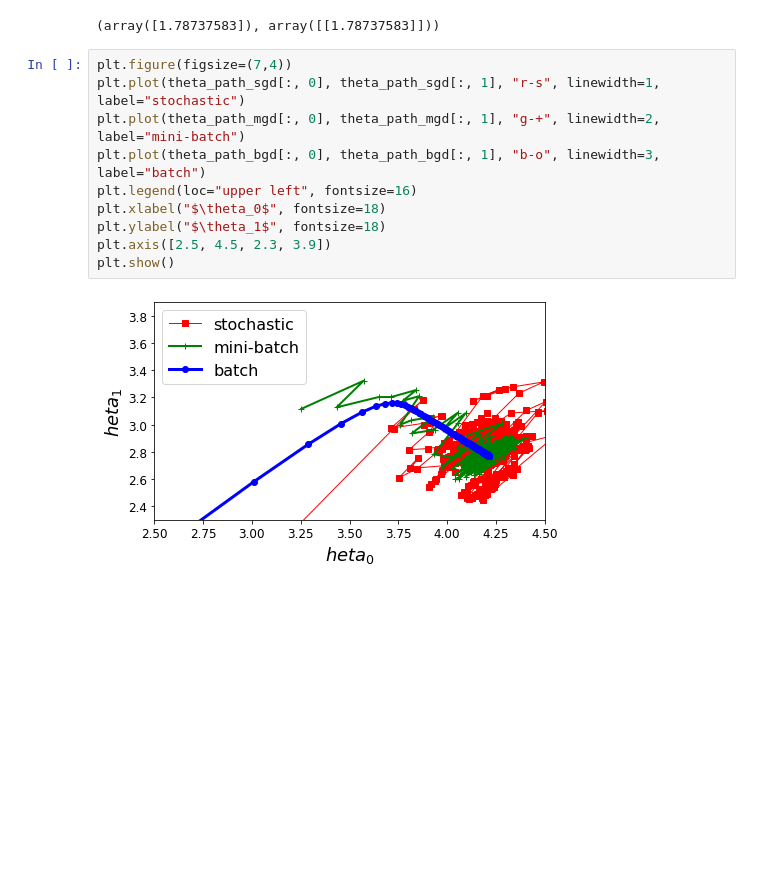
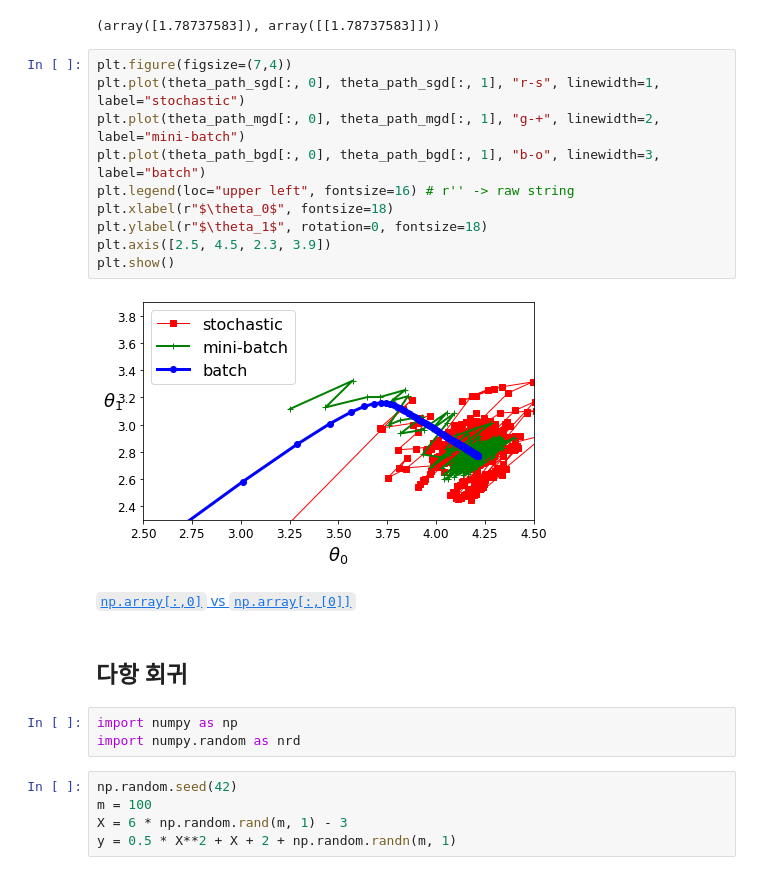
Before and after one commit to YuchanJung/TIL, a Jupyter notebook: ml/handson-ml2/training_linear_model.ipynb, the cells around one changed output. Saved outputs shown, nothing was run; the diff lists cells and outputs as text; blank space fills up the shorter version.

```diff
--- a/ml/handson-ml2/training_linear_model.ipynb
+++ b/ml/handson-ml2/training_linear_model.ipynb
@@ -284,12 +285,24 @@ theta_path_bgd[:, 0][0], theta_path_bgd[:, [0]][0]
 # %%
 plt.figure(figsize=(7,4))
 plt.plot(theta_path_sgd[:, 0], theta_path_sgd[:, 1], "r-s", linewidth=1, label="stochastic")
 plt.plot(theta_path_mgd[:, 0], theta_path_mgd[:, 1], "g-+", linewidth=2, label="mini-batch")
 plt.plot(theta_path_bgd[:, 0], theta_path_bgd[:, 1], "b-o", linewidth=3, label="batch")
-plt.legend(loc="upper left", fontsize=16)
-plt.xlabel("$\theta_0$", fontsize=18)
-plt.ylabel("$\theta_1$", fontsize=18)
+plt.legend(loc="upper left", fontsize=16) # r'' -> raw string
+plt.xlabel(r"$\theta_0$", fontsize=18)
+plt.ylabel(r"$\theta_1$", rotation=0, fontsize=18)
 plt.axis([2.5, 4.5, 2.3, 3.9])
 plt.show()
 # %% [output]
-[figure, old version]
+[figure, new version]
+# %% [markdown]
+[`np.array[:,0]` vs `np.array[:,[0]]`](https://stackoverflow.com/questions/48858377/whats-the-difference-between-np-array-0-and-np-array-0)
+# %% [markdown]
+## 다항 회귀
+# %%
+import numpy as np
+import numpy.random as nrd
+# %%
+np.random.seed(42)
+m = 100
+X = 6 * np.random.rand(m, 1) - 3
+y = 0.5 * X**2 + X + 2 + np.random.randn(m, 1)
```
Also changed, not shown: parts of 7 cells of this notebook.
